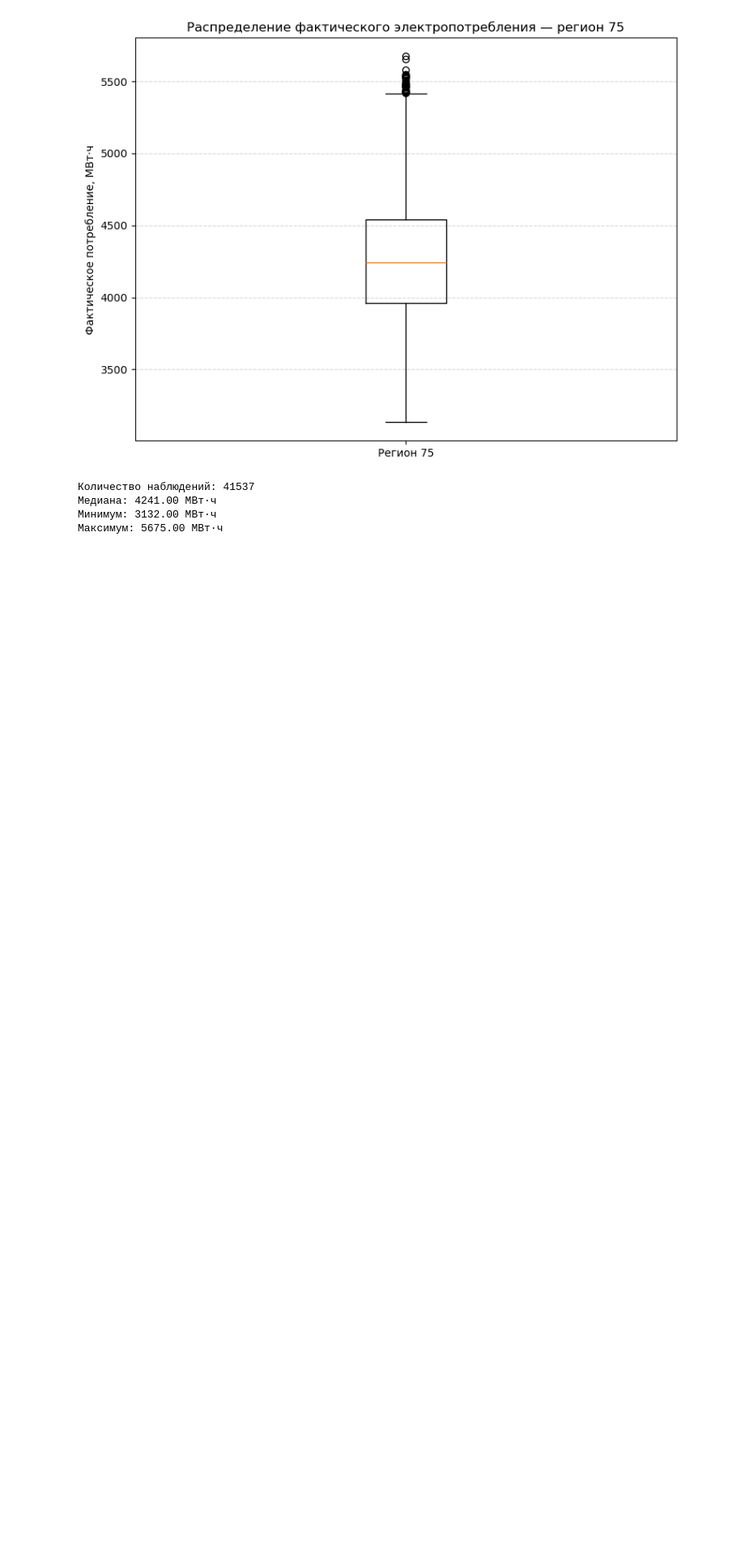
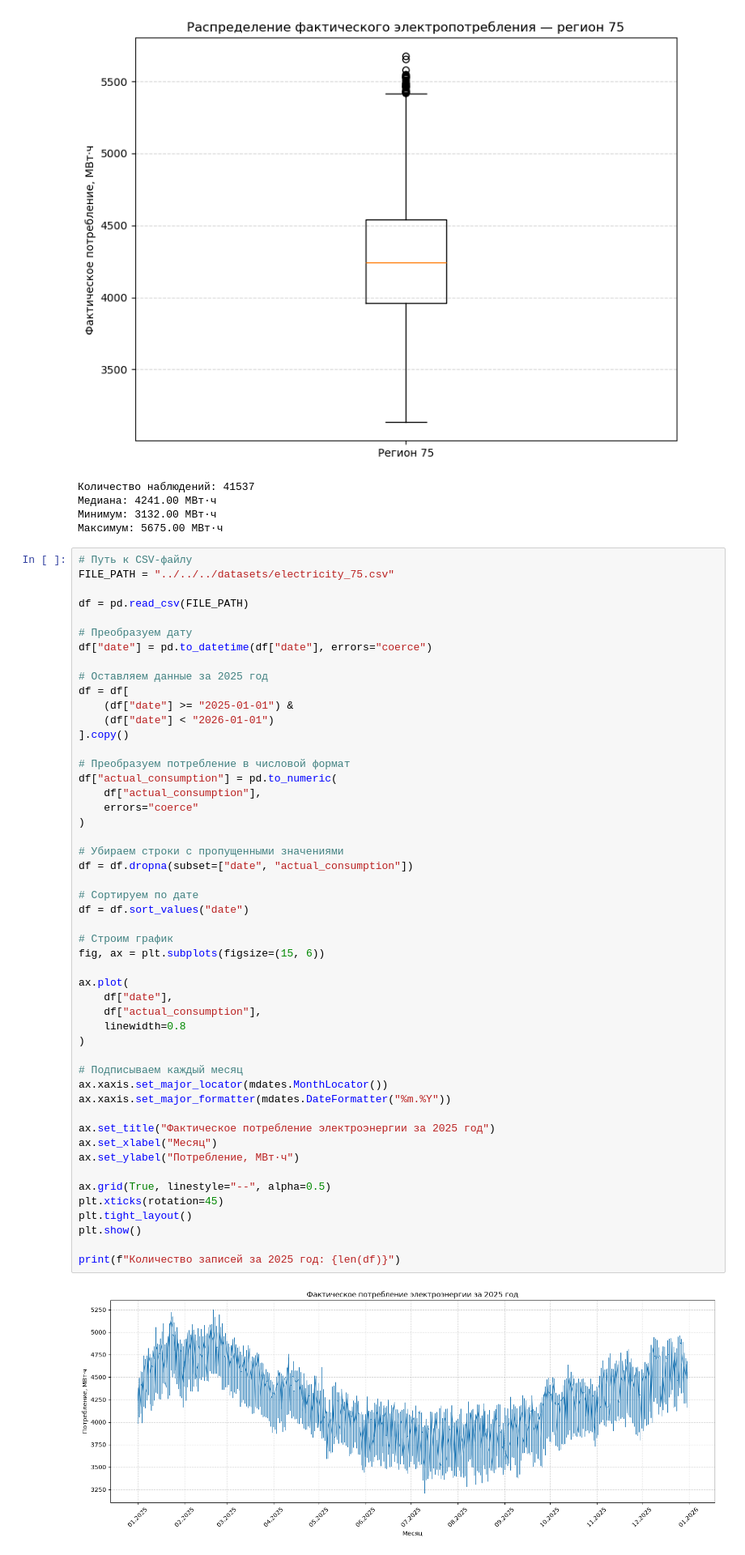
Before and after one commit to IndustrialTrack/peak-load-forecasting, a Jupyter notebook: CNN(1D)/cmd/graph/main.ipynb, the cells around one changed output. Shown at 81% size. Saved outputs shown, nothing was run; the diff lists cells and outputs as text; blank space fills up the shorter version.

```diff
--- a/CNN(1D)/cmd/graph/main.ipynb
+++ b/CNN(1D)/cmd/graph/main.ipynb
@@ -235,3 +235,55 @@ Name: actual_consumption, Length: 41540, dtype: object
 Медиана: 4241.00 МВт·ч
 Минимум: 3132.00 МВт·ч
 Максимум: 5675.00 МВт·ч
+# %%
+# Путь к CSV-файлу
+FILE_PATH = "../../../datasets/electricity_75.csv"
+
+df = pd.read_csv(FILE_PATH)
+
+# Преобразуем дату
+df["date"] = pd.to_datetime(df["date"], errors="coerce")
+
+# Оставляем данные за 2025 год
+df = df[
+    (df["date"] >= "2025-01-01") &
+    (df["date"] < "2026-01-01")
+].copy()
+
+# Преобразуем потребление в числовой формат
+df["actual_consumption"] = pd.to_numeric(
+    df["actual_consumption"],
+    errors="coerce"
+)
+
+# Убираем строки с пропущенными значениями
+df = df.dropna(subset=["date", "actual_consumption"])
+
+# Сортируем по дате
+df = df.sort_values("date")
+
+# Строим график
+fig, ax = plt.subplots(figsize=(15, 6))
+
+ax.plot(
+    df["date"],
+    df["actual_consumption"],
+    linewidth=0.8
+)
+
+# Подписываем каждый месяц
+ax.xaxis.set_major_locator(mdates.MonthLocator())
+ax.xaxis.set_major_formatter(mdates.DateFormatter("%m.%Y"))
+
+ax.set_title("Фактическое потребление электроэнергии за 2025 год")
+ax.set_xlabel("Месяц")
+ax.set_ylabel("Потребление, МВт·ч")
+
+ax.grid(True, linestyle="--", alpha=0.5)
+plt.xticks(rotation=45)
+plt.tight_layout()
+plt.show()
+
+print(f"Количество записей за 2025 год: {len(df)}")
+# %% [output]
+[figure, added]
```
Also changed, not shown: parts of 1 cell of this notebook, 10 other files.
